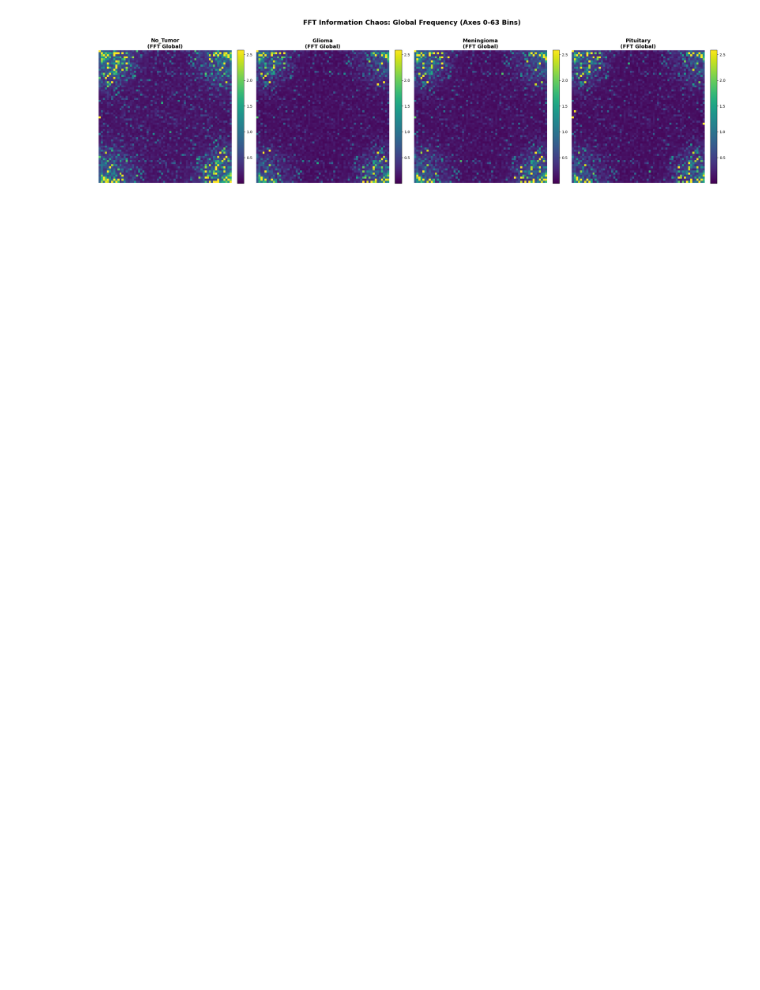
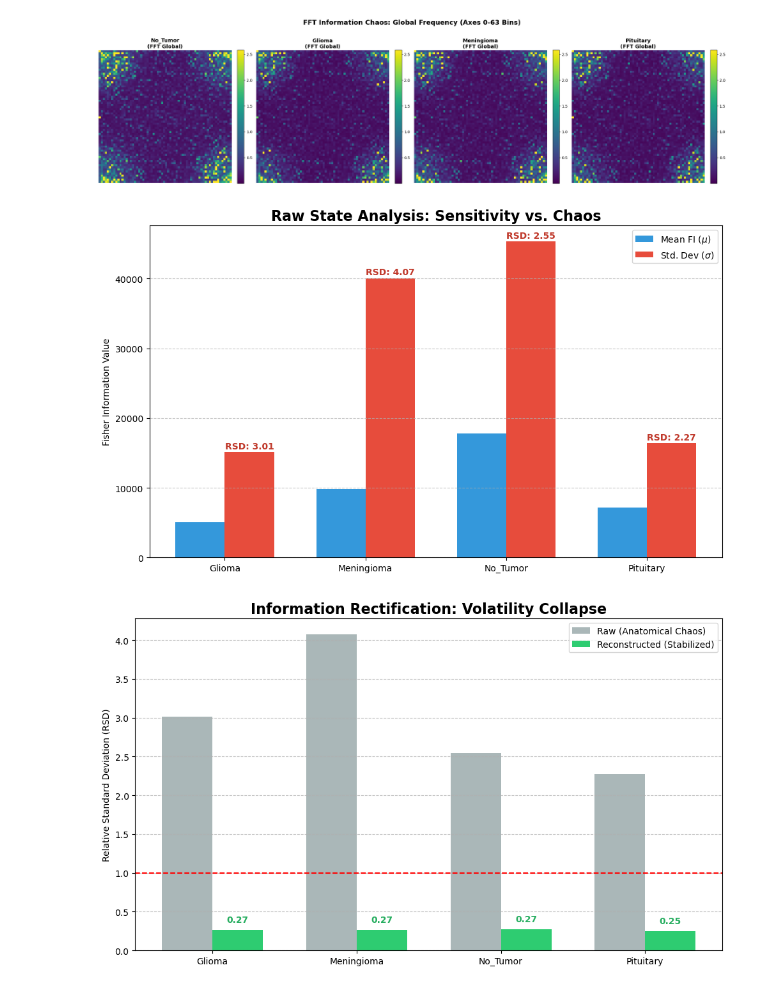
Before and after one commit to jetwidjaja96-cloud/MV, a Jupyter notebook: Fisher Information.ipynb, the cells around one changed output. Drawn from its saved outputs; the diff is of its cells as text; code cells hidden in the pictures; blank space fills up the shorter version.

```diff
--- a/Fisher Information.ipynb
+++ b/Fisher Information.ipynb
@@ -879,3 +901,59 @@ plt.savefig('fft_fi_4x1.png', dpi=300, bbox_inches='tight')
 plt.show()
 # %% [output]
 [figure]
+# %%
+# Data provided by the user (Raw/FFT Baseline)
+classes = ['Glioma', 'Meningioma', 'No_Tumor', 'Pituitary']
+raw_means = np.array([5019.16, 9830.81, 17805.17, 7208.27])
+raw_stds = np.array([15129.47, 40045.77, 45324.49, 16377.27])
+raw_rsds = raw_stds / raw_means
+
+# Data from the notebook (Reconstructed/DWT State)
+# Based on cell 17 output: 0.2666, 0.2651, 0.2723, 0.2492
+recon_rsds = np.array([0.2666, 0.2651, 0.2723, 0.2492])
+
+# Plot 1: Raw Information Chaos (Mean vs Std)
+fig1, ax1 = plt.subplots(figsize=(10, 6))
+x = np.arange(len(classes))
+width = 0.35
+
+ax1.bar(x - width/2, raw_means, width, label='Mean FI ($\mu$)', color='#3498db')
+ax1.bar(x + width/2, raw_stds, width, label='Std. Dev ($\sigma$)', color='#e74c3c')
+
+ax1.set_ylabel('Fisher Information Value')
+ax1.set_title('Raw State Analysis: Sensitivity vs. Chaos', fontsize=16, fontweight='bold')
+ax1.set_xticks(x)
+ax1.set_xticklabels(classes)
+ax1.legend()
+ax1.grid(axis='y', linestyle='--', alpha=0.7)
+
+for i, v in enumerate(raw_stds):
+    ax1.text(i + width/2, v + 500, f'RSD: {raw_rsds[i]:.2f}', ha='center', fontweight='bold', color='#c0392b')
+
+plt.tight_layout()
+plt.savefig('raw_chaos_plot.png')
+
+# Plot 2: Information Rectification (RSD Comparison)
+fig2, ax2 = plt.subplots(figsize=(10, 6))
+
+ax2.bar(x - width/2, raw_rsds, width, label='Raw (Anatomical Chaos)', color='#95a5a6', alpha=0.8)
+ax2.bar(x + width/2, recon_rsds, width, label='Reconstructed (Stabilized)', color='#2ecc71')
+
+ax2.set_ylabel('Relative Standard Deviation (RSD)')
+ax2.set_title('Information Rectification: Volatility Collapse', fontsize=16, fontweight='bold')
+ax2.set_xticks(x)
+ax2.set_xticklabels(classes)
+ax2.legend()
+ax2.grid(axis='y', linestyle='--', alpha=0.7)
+
+# Highlight the threshold
+ax2.axhline(1.0, color='red', linestyle='--', label='Stability Threshold (RSD=1.0)')
+
+for i, v in enumerate(recon_rsds):
+    ax2.text(i + width/2, v + 0.1, f'{v:.2f}', ha='center', fontweight='bold', color='#27ae60')
+
+plt.tight_layout()
+plt.show()
+# %% [output]
+[figure, added]
+[figure, added]
```
Also changed, not shown: parts of 17 cells of this notebook, 3 other files.
